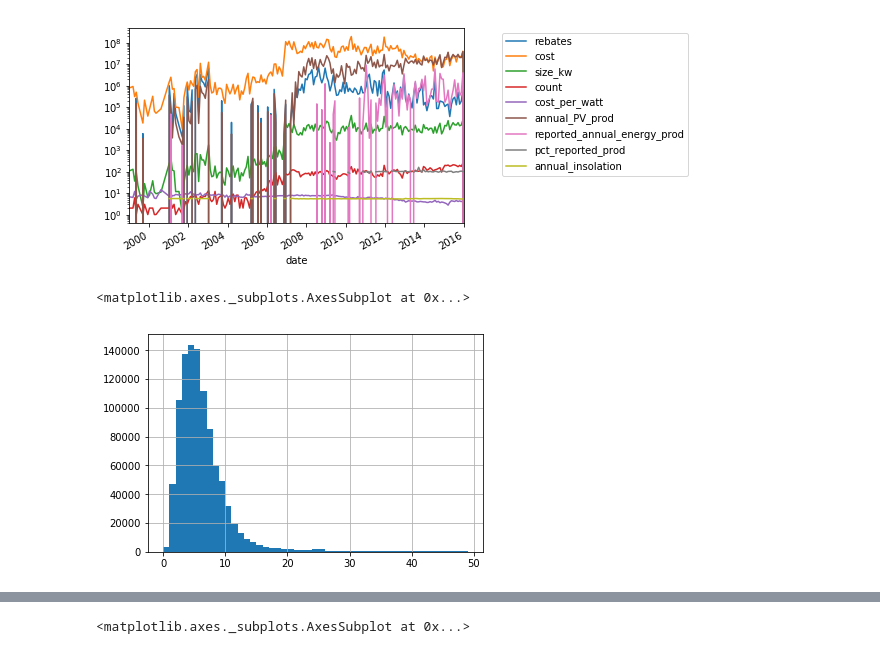
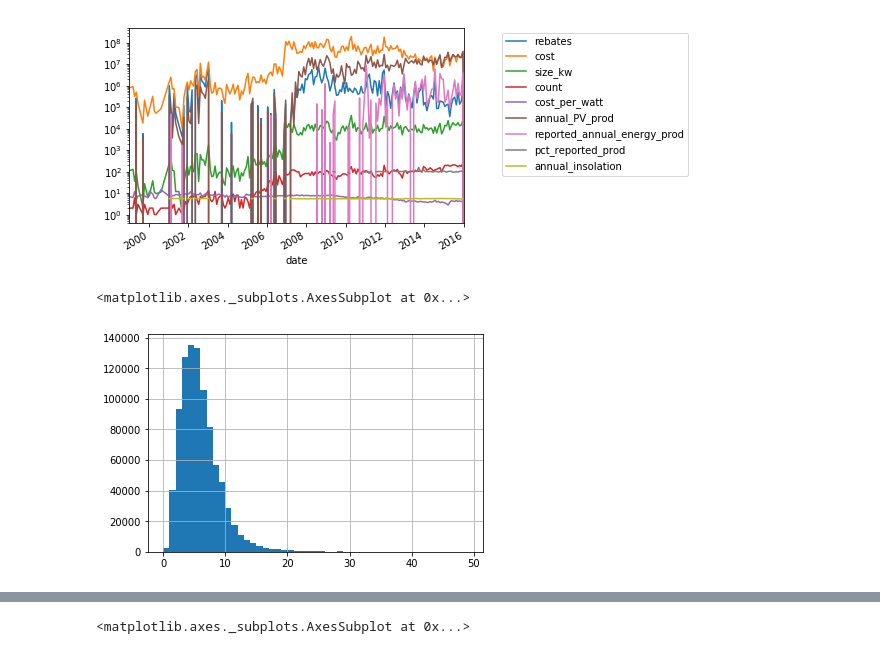
Before and after one commit to kjcaspary/OpenPV-Project, a Jupyter notebook: OpenPV Pandas dev.ipynb, the cells around one changed output, grey strips where cells are left out. Cells and saved outputs as stored; diff of their text form; code cells hidden in the pictures.

```diff
--- a/OpenPV Pandas dev.ipynb
+++ b/OpenPV Pandas dev.ipynb
@@ -167,7 +169,7 @@ ax1.legend(bbox_to_anchor=(1.1, 1.0))
 <matplotlib.legend.Legend at 0x...>
 [figure]
 # %%
-df['size_kw'].hist(bins=range(0,50,1))
+rdf['size_kw'].hist(bins=range(0,50,1))
 # %% [output]
 <matplotlib.axes._subplots.AxesSubplot at 0x...>
-[figure, old version]
+[figure, new version]
```
Also changed, not shown: parts of 7 cells of this notebook, 10 other files.
